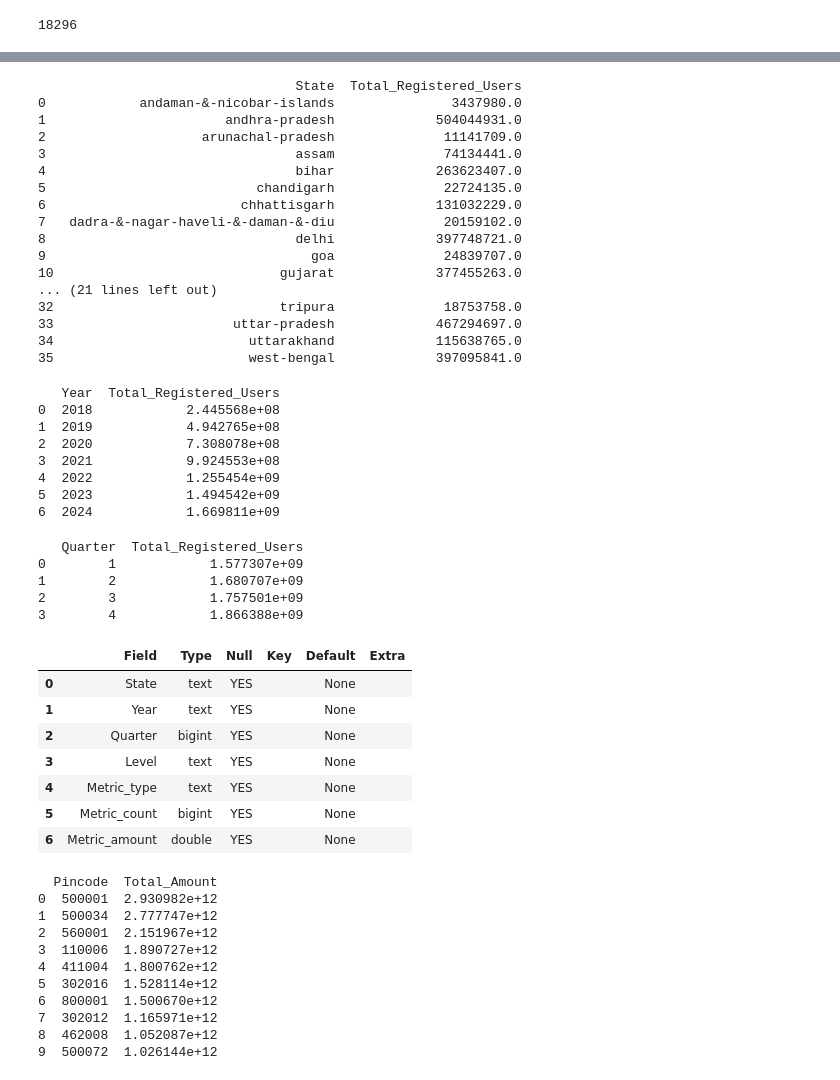
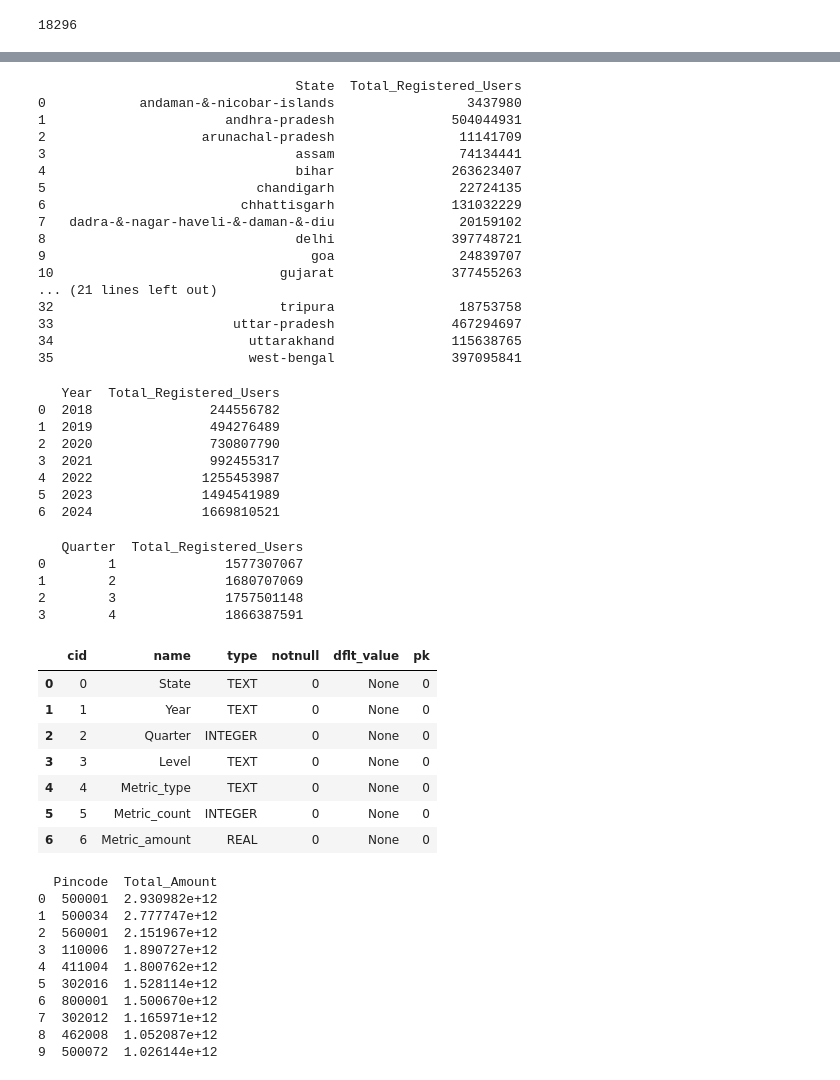
Before and after one commit to Maheshwaribaranikumar/PhonePe-Insights, a Jupyter notebook: PHONEPE (1).ipynb, the cells around one changed output, grey strips where cells are left out. Drawn from its saved outputs; the diff is of its cells as text; code cells hidden in the pictures.

```diff
--- a/PHONEPE (1).ipynb
+++ b/PHONEPE (1).ipynb
@@ -639,7 +639,8 @@ from sqlalchemy import create_engine
 import pandas as pd
 
 # Create SQLAlchemy engine
-engine = create_engine('mysql+pymysql://root:Mahesh@localhost/phonepe_data')
+engine = sqlite3.connect('phonepe_data.db')
+#engine = create_engine('mysql+pymysql://root:Mahesh@localhost/phonepe_data')
 
 # Your SQL Query
 query = """
@@ -1140,22 +1141,22 @@ result_df = pd.read_sql_query(query, con=engine)
 print(result_df)
 # %% [output]
                                  State  Total_Registered_Users
-0            andaman-&-nicobar-islands               3437980.0
-1                       andhra-pradesh             504044931.0
-2                    arunachal-pradesh              11141709.0
-3                                assam              74134441.0
-4                                bihar             263623407.0
-5                           chandigarh              22724135.0
-6                         chhattisgarh             131032229.0
-7   dadra-&-nagar-haveli-&-daman-&-diu              20159102.0
-8                                delhi             397748721.0
-9                                  goa              24839707.0
-10                             gujarat             377455263.0
+0            andaman-&-nicobar-islands                 3437980
+1                       andhra-pradesh               504044931
+2                    arunachal-pradesh                11141709
+3                                assam                74134441
+4                                bihar               263623407
+5                           chandigarh                22724135
+6                         chhattisgarh               131032229
+7   dadra-&-nagar-haveli-&-daman-&-diu                20159102
+8                                delhi               397748721
+9                                  goa                24839707
+10                             gujarat               377455263
 ... (21 lines left out)
-32                             tripura              18753758.0
-33                       uttar-pradesh             467294697.0
-34                         uttarakhand             115638765.0
-35                         west-bengal             397095841.0
+32                             tripura                18753758
+33                       uttar-pradesh               467294697
+34                         uttarakhand               115638765
+35                         west-bengal               397095841
 # %%
 #Year-wise Registrations
 query = """
@@ -1167,13 +1168,13 @@ result_df = pd.read_sql_query(query, con=engine)
 print(result_df)
 # %% [output]
    Year  Total_Registered_Users
-0  2018            2.445568e+08
-1  2019            4.942765e+08
-2  2020            7.308078e+08
-3  2021            9.924553e+08
-4  2022            1.255454e+09
-5  2023            1.494542e+09
-6  2024            1.669811e+09
+0  2018               244556782
+1  2019               494276489
+2  2020               730807790
+3  2021               992455317
+4  2022              1255453987
+5  2023              1494541989
+6  2024              1669810521
 # %%
 #Quarter-wise Registration
 query = """
@@ -1185,21 +1186,21 @@ result_df = pd.read_sql_query(query, con=engine)
 print(result_df)
 # %% [output]
    Quarter  Total_Registered_Users
-0        1            1.577307e+09
-1        2            1.680707e+09
-2        3            1.757501e+09
-3        4            1.866388e+09
+0        1              1577307067
+1        2              1680707069
+2        3              1757501148
+3        4              1866387591
 # %%
-pd.read_sql_query("SHOW COLUMNS FROM top_transaction;", con=engine)
+pd.read_sql_query("PRAGMA table_info (top_transaction);", con=engine)
 # %% [output]
-|  | Field | Type | Null | Key | Default | Extra |
-| 0 | State | text | YES |  | None |  |
-| 1 | Year | text | YES |  | None |  |
-| 2 | Quarter | bigint | YES |  | None |  |
-| 3 | Level | text | YES |  | None |  |
-| 4 | Metric_type | text | YES |  | None |  |
-| 5 | Metric_count | bigint | YES |  | None |  |
-| 6 | Metric_amount | double | YES |  | None |  |
+|  | cid | name | type | notnull | dflt_value | pk |
+| 0 | 0 | State | TEXT | 0 | None | 0 |
+| 1 | 1 | Year | TEXT | 0 | None | 0 |
+| 2 | 2 | Quarter | INTEGER | 0 | None | 0 |
+| 3 | 3 | Level | TEXT | 0 | None | 0 |
+| 4 | 4 | Metric_type | TEXT | 0 | None | 0 |
+| 5 | 5 | Metric_count | INTEGER | 0 | None | 0 |
+| 6 | 6 | Metric_amount | REAL | 0 | None | 0 |
 # %%
 #Top_transaction: Contains totals for the top states, districts, and pin codes.
 #Top 10 Pincodes by Transaction Amount
```
Also changed, not shown: parts of 65 cells of this notebook.
